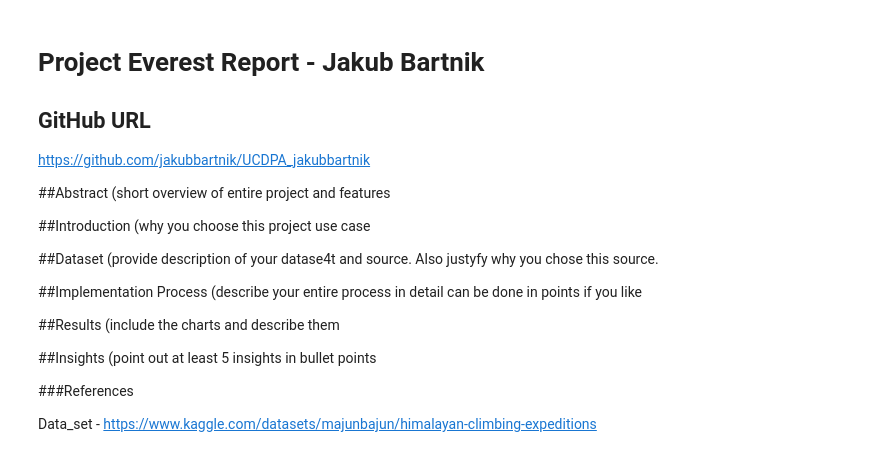
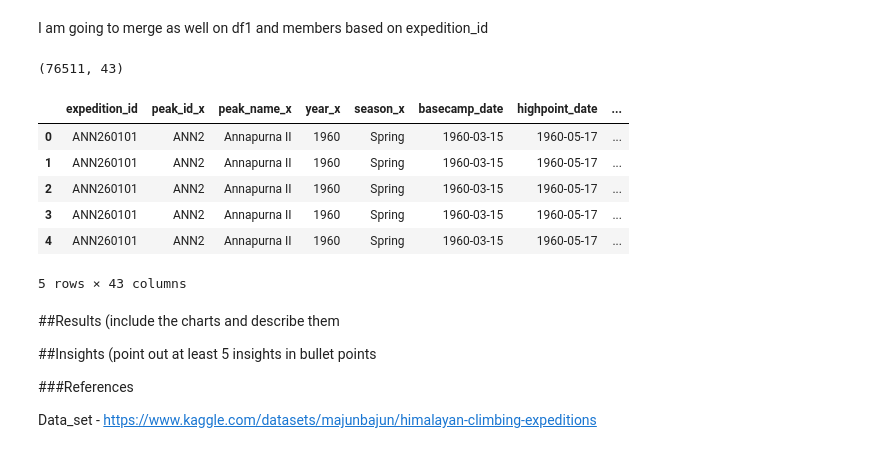
Before and after one commit to jakubbartnik/UCDPA_jakubbartnik, a Jupyter notebook: Jakub_Bartnik_Everest.ipynb, the cells around one changed output. Cells and saved outputs as stored; diff of their text form; code cells hidden in the pictures.

Commit message:
imported and merged data , added img to abstraction

```diff
--- a/Jakub_Bartnik_Everest.ipynb
+++ b/Jakub_Bartnik_Everest.ipynb
@@ -0,0 +84,4 @@
+# %%
+df1 =df_exp.merge(df_peaks ,on ='peak_id')
+print(df1.shape)
+df1.head()
@@ -1,21 +97,19 @@
+# %% [markdown]
+I am going to merge as well on df1 and members based on expedition_id
+# %%
+df = df1.merge(df_mem ,on ='expedition_id')
+print(df.shape)
+df.head()
+# %% [output]
+(76511, 43)
+|  | expedition_id | peak_id_x | peak_name_x | year_x | season_x | basecamp_date | highpoint_date | ... |
+| 0 | ANN260101 | ANN2 | Annapurna II | 1960 | Spring | 1960-03-15 | 1960-05-17 | ... |
+| 1 | ANN260101 | ANN2 | Annapurna II | 1960 | Spring | 1960-03-15 | 1960-05-17 | ... |
+| 2 | ANN260101 | ANN2 | Annapurna II | 1960 | Spring | 1960-03-15 | 1960-05-17 | ... |
+| 3 | ANN260101 | ANN2 | Annapurna II | 1960 | Spring | 1960-03-15 | 1960-05-17 | ... |
+| 4 | ANN260101 | ANN2 | Annapurna II | 1960 | Spring | 1960-03-15 | 1960-05-17 | ... |
+5 rows × 43 columns
 # %% [markdown]
-# **Project Everest Report - Jakub Bartnik**
-
-## GitHub URL
-https://github.com/jakubbartnik/UCDPA_jakubbartnik
-
-##Abstract
-(short overview  of entire project and features
-
-##Introduction
-(why you choose this project use case
-
-##Dataset
-(provide description of your datase4t and source. Also justyfy why you chose this source.
-
-##Implementation Process
-(describe your entire process in detail can be done in points if you like
-
 ##Results
 (include the charts and describe them
 
```
Also changed, not shown: parts of 13 cells of this notebook.
